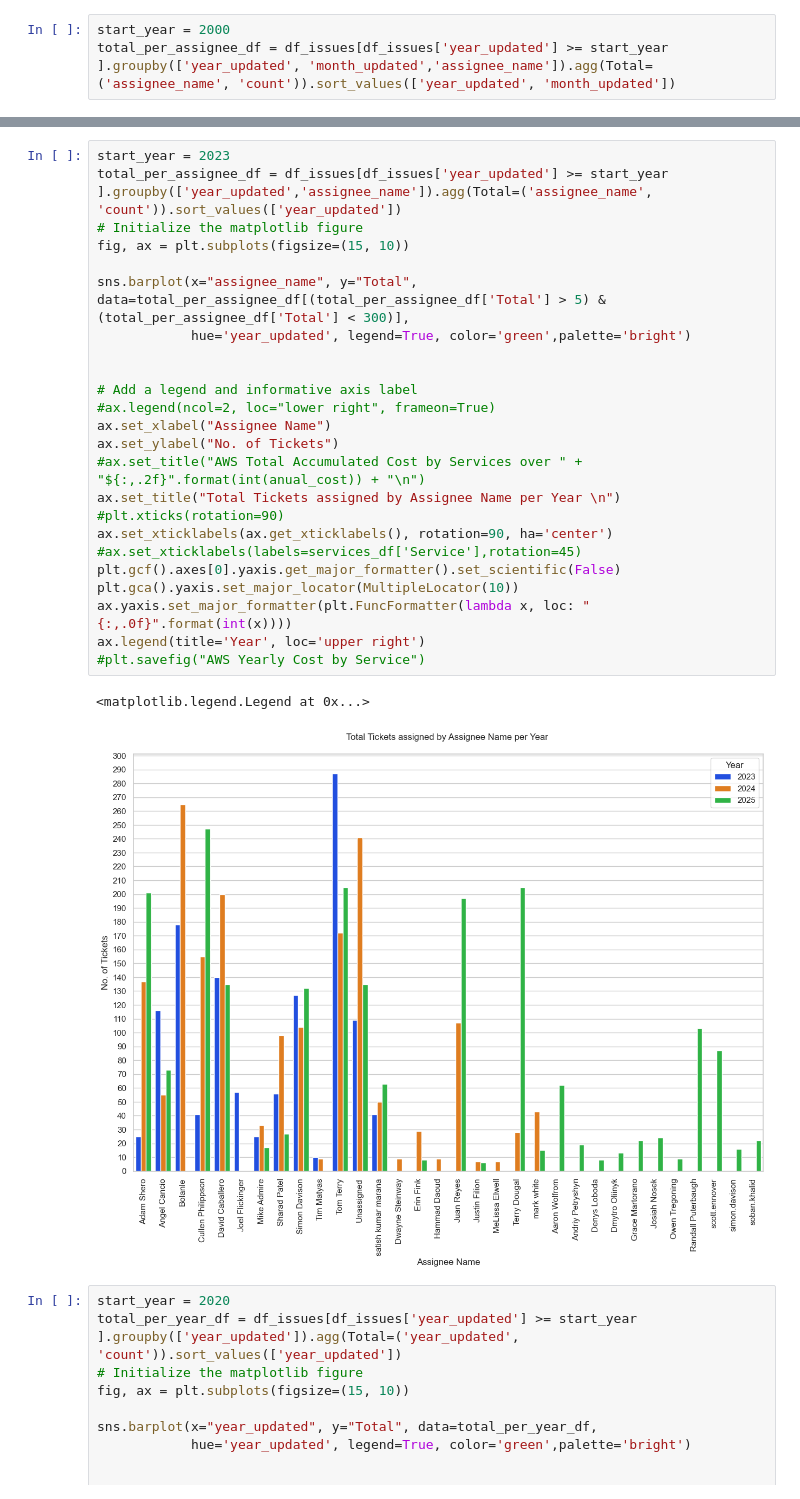
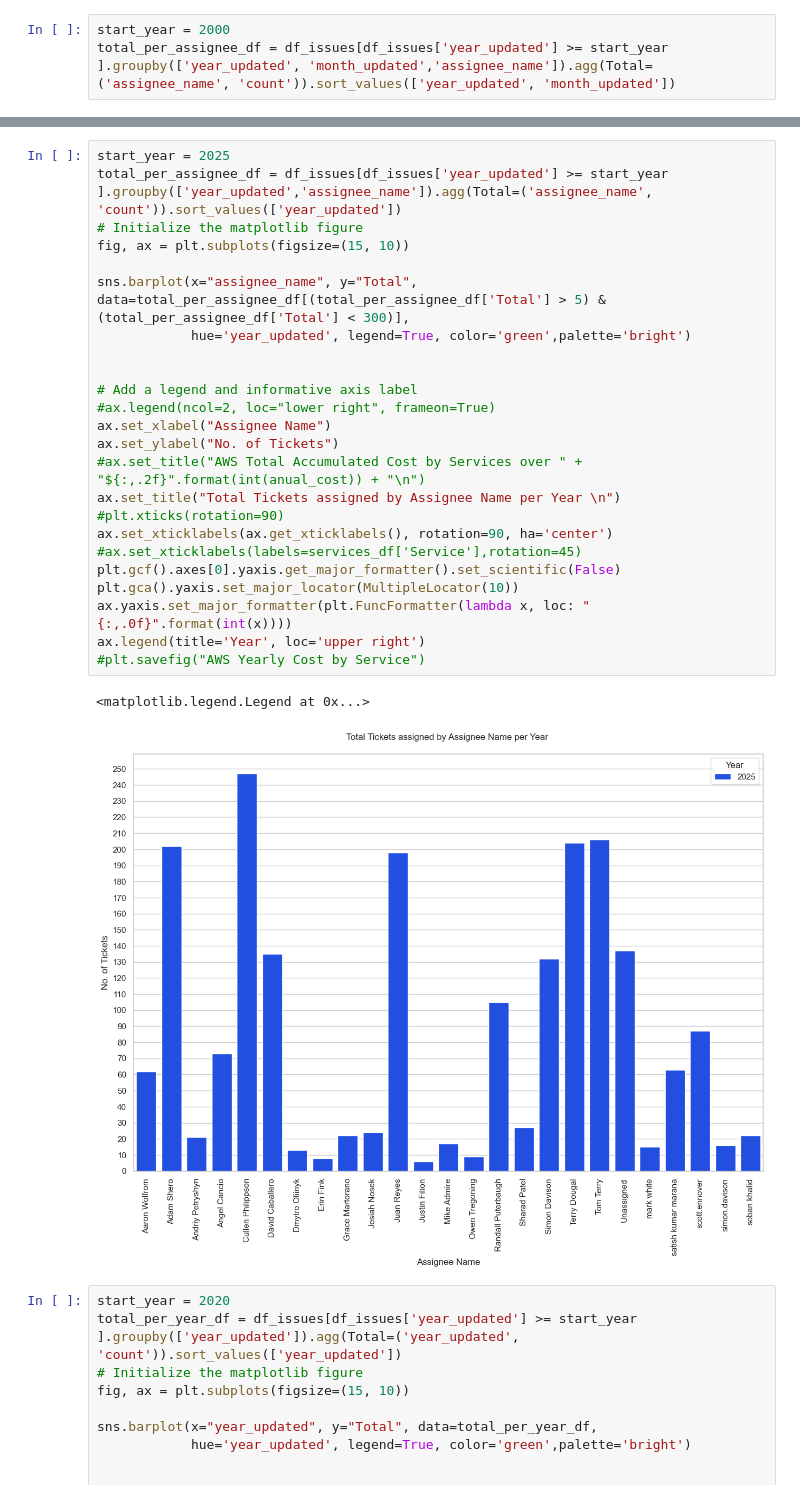
Before and after one commit to jorgeerodriguez/Jira, a Jupyter notebook: Jira.ipynb, the cells around one changed output, grey strips where cells are left out. Cells and saved outputs as stored; diff of their text form.

```diff
--- a/Jira.ipynb
+++ b/Jira.ipynb
@@ -3967,32 +3988,32 @@ total_per_assignee_df
 |  |  | vladyslav.zhyhulin | 1 |
 1044 rows × 1 columns
 # %%
-start_year = 2023
+start_year = 2025
 total_per_assignee_df = df_issues[df_issues['year_updated'] >= start_year ].groupby(['year_updated','assignee_name']).agg(Total=('assignee_name', 'count')).sort_values(['year_updated'])
 # Initialize the matplotlib figure
 fig, ax = plt.subplots(figsize=(15, 10))
 
 sns.barplot(x="assignee_name", y="Total", data=total_per_assignee_df[(total_per_assignee_df['Total'] > 5) & (total_per_assignee_df['Total'] < 300)],
             hue='year_updated', legend=True, color='green',palette='bright')
 
 
 # Add a legend and informative axis label
 #ax.legend(ncol=2, loc="lower right", frameon=True)
 ax.set_xlabel("Assignee Name")
 ax.set_ylabel("No. of Tickets")
 #ax.set_title("AWS Total Accumulated Cost by Services over " + "${:,.2f}".format(int(anual_cost)) + "\n")
 ax.set_title("Total Tickets assigned by Assignee Name per Year \n")
 #plt.xticks(rotation=90)
 ax.set_xticklabels(ax.get_xticklabels(), rotation=90, ha='center')
 #ax.set_xticklabels(labels=services_df['Service'],rotation=45)
 plt.gcf().axes[0].yaxis.get_major_formatter().set_scientific(False)
 plt.gca().yaxis.set_major_locator(MultipleLocator(10))
 ax.yaxis.set_major_formatter(plt.FuncFormatter(lambda x, loc: "{:,.0f}".format(int(x))))
 ax.legend(title='Year', loc='upper right')
 #plt.savefig("AWS Yearly Cost by Service")
 # %% [output]
 <matplotlib.legend.Legend at 0x...>
-[figure, old version]
+[figure, new version]
 # %%
 start_year = 2020
 total_per_year_df = df_issues[df_issues['year_updated'] >= start_year ].groupby(['year_updated']).agg(Total=('year_updated', 'count')).sort_values(['year_updated'])
```
Also changed, not shown: parts of 72 cells of this notebook.
